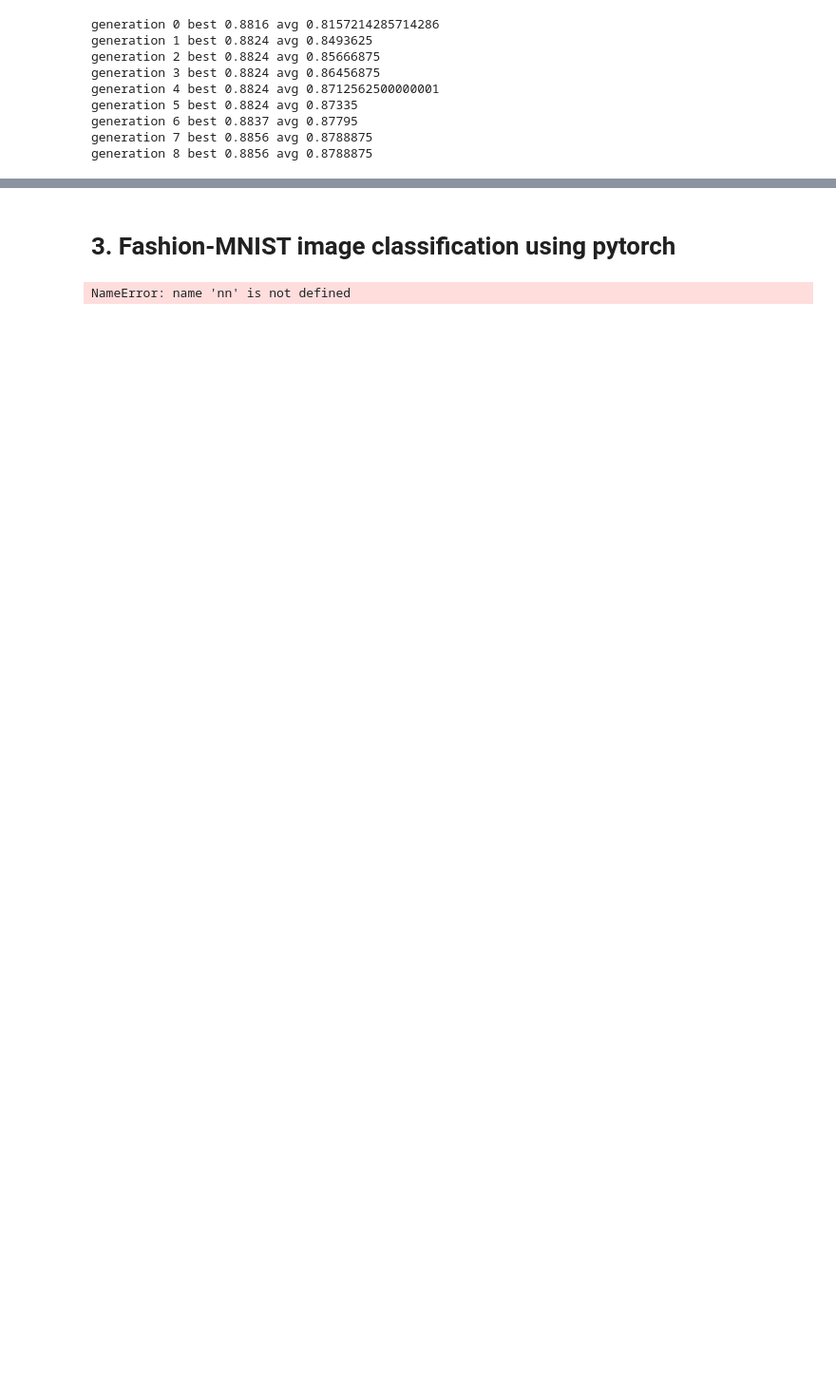
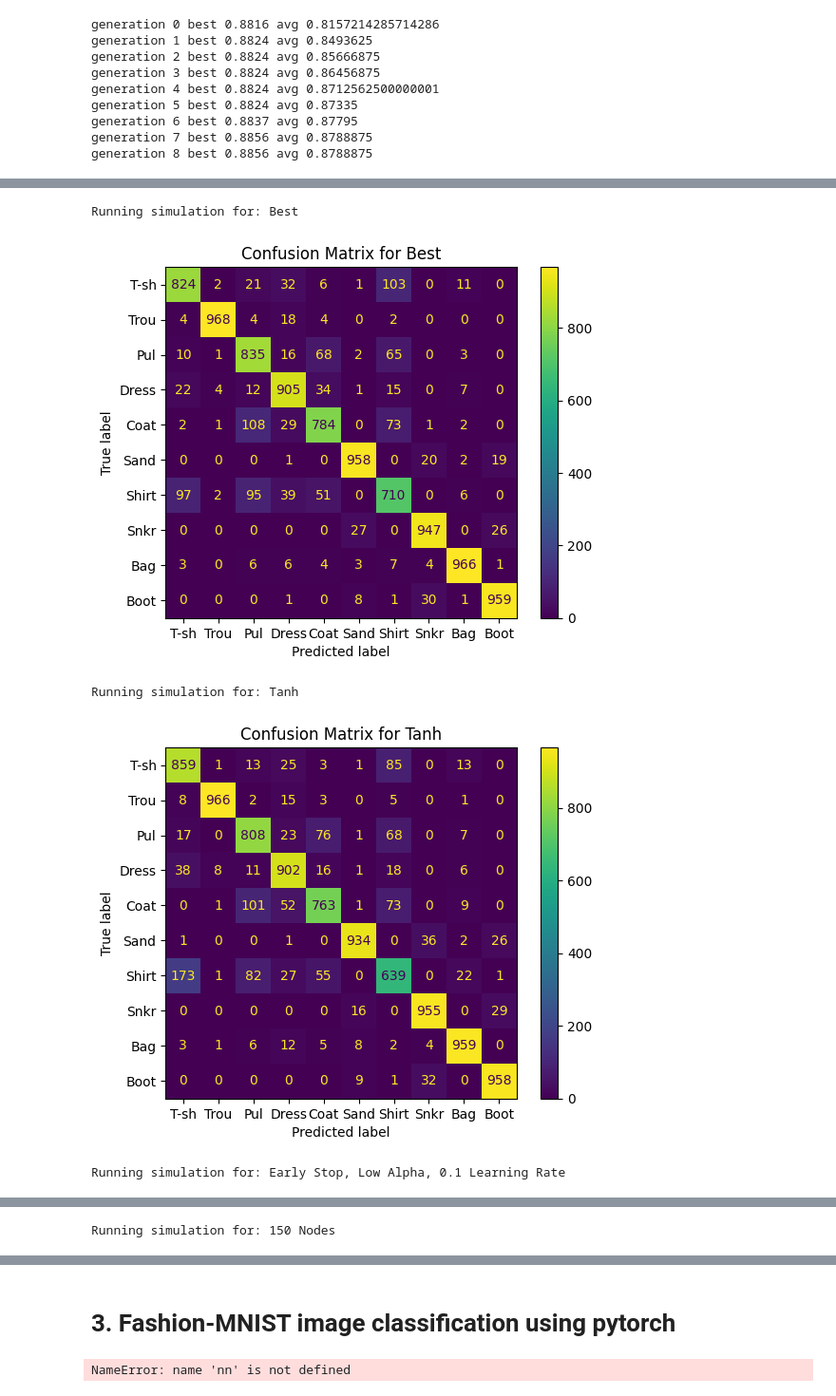
Before and after one commit to glawt0n/dataproject3, a Jupyter notebook: project3.ipynb, the cells around one changed output, grey strips where cells are left out. Shown: that part at 95% size. Drawn from its saved outputs; the diff is of its cells as text; code cells hidden in the pictures; blank space fills up the shorter version.

```diff
--- a/project3.ipynb
+++ b/project3.ipynb
@@ -139,3 +148,53 @@ for each_body in population: print(each_body)
 {'config': {'hidden_layer_sizes': (100,), 'max_iter': 7, 'alpha': 0.00011301175173491971, 'solver': 'sgd', 'learning_rate_init': 0.15, 'activation': 'logistic', 'early_stopping': True, 'random_state': ...
 {'config': {'hidden_layer_sizes': (100,), 'max_iter': 7, 'alpha': 0.0001, 'solver': 'sgd', 'learning_rate_init': 0.1, 'activation': 'tanh', 'early_stopping': False, 'random_state': 1}, 'accuracy': 0.8 ...
 {'config': {'hidden_layer_sizes': 150, 'max_iter': 7, 'alpha': 0.001, 'solver': 'sgd', 'learning_rate_init': 0.05, 'activation': 'logistic', 'early_stopping': False, 'random_state': 2}, 'accuracy': 0. ...
+# %%
+sampling = {
+    ["Best"] = {'config': {'hidden_layer_sizes': (100,), 'max_iter': 7, 'alpha': 0.0001, 'solver': 'sgd', 'learning_rate_init': 0.15177829962856074, 'activation': 'logistic', 'early_stopping': False, 'random_state': 2}, 'accuracy': 0.8856},
+    ["Tanh"] = {'config': {'hidden_layer_sizes': (100,), 'max_iter': 7, 'alpha': 0.0001, 'solver': 'sgd', 'learning_rate_init': 0.1, 'activation': 'tanh', 'early_stopping': False, 'random_state': 1}, 'accuracy': 0.8743},
+    ["Early Stop, Low Alpha, 0.1 Learning Rate"] = {'config': {'hidden_layer_sizes': (100,), 'max_iter': 7, 'alpha': 0.00010938909086935239, 'solver': 'sgd', 'learning_rate_init': 0.1, 'activation': 'logistic', 'early_stopping': True, 'random_state': 2}, 'accuracy': 0.8757},
+    ["150 Nodes"] = {'config': {'hidden_layer_sizes': 150, 'max_iter': 7, 'alpha': 0.0001, 'solver': 'sgd', 'learning_rate_init': 0.15, 'activation': 'logistic', 'early_stopping': False, 'random_state': 2}, 'accuracy': 0.8824},
+}
+# %%
+import time
+import matplotlib.pyplot as plt
+import seaborn as sns
+from sklearn.metrics import confusion_matrix, ConfusionMatrixDisplay
+import pandas as pd
+
+results = {}
+class_labels = ['T-shirt', 'Trouser', 'Pullover', 'Dress', 'Coat', 'Sandal', 'Shirt', 'Sneaker', 'Bag', 'Ankle boot']
+abbreviated_labels = ['T-sh', 'Trou', 'Pul', 'Dress', 'Coat', 'Sand', 'Shirt', 'Snkr', 'Bag', 'Boot']
+
+for name, item in sampling.items():
+    print(f"Running simulation for: {name}")
+    start_time = time.time()
+    mlp = MLPClassifier(**item["config"])
+    mlp.fit(X_train, y_train)
+    y_pred = mlp.predict(X_test)
+    end_time = time.time()
+    training_time = end_time - start_time
+
+    cm = confusion_matrix(y_test, y_pred)
+
+    # Display confusion matrix as a plot
+    disp = ConfusionMatrixDisplay(confusion_matrix=cm, display_labels=abbreviated_labels)
+    disp.plot()
+    plt.title(f'Confusion Matrix for {name}')
+    plt.show()
+
+    results[name] = {
+        "accuracy": item["accuracy"], # Use the accuracy already calculated
+        "training_time": training_time
+    }
+
+# Print training times
+print("\nTraining Times:")
+for name, result in results.items():
+    print(f"{name}: {result['training_time']:.4f} seconds")
+# %% [output]
+Running simulation for: Best
+[figure, added]
+Running simulation for: Tanh
+[figure, added]
+Running simulation for: Early Stop, Low Alpha, 0.1 Learning Rate
@@ -141,0 +202 @@ for each_body in population: print(each_body)
+Running simulation for: 150 Nodes
```
Also changed, not shown: parts of 2 cells of this notebook.
